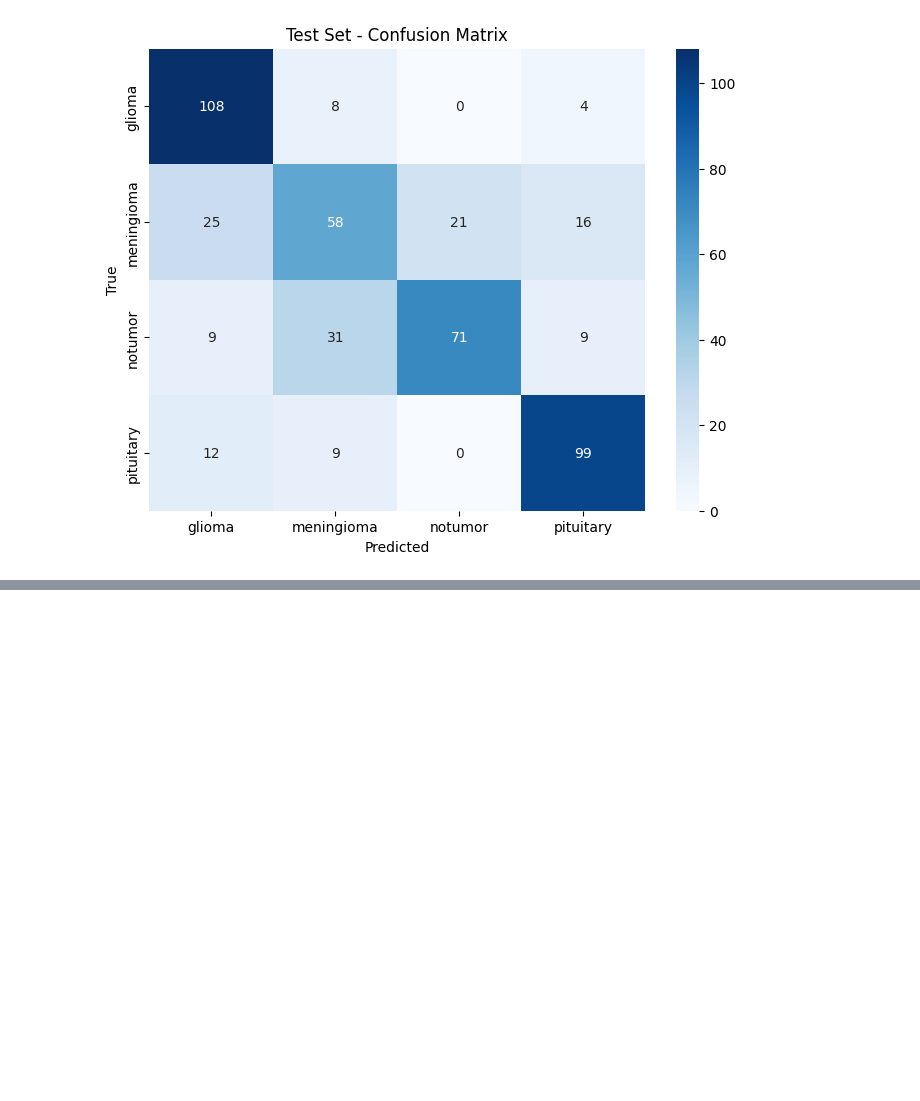
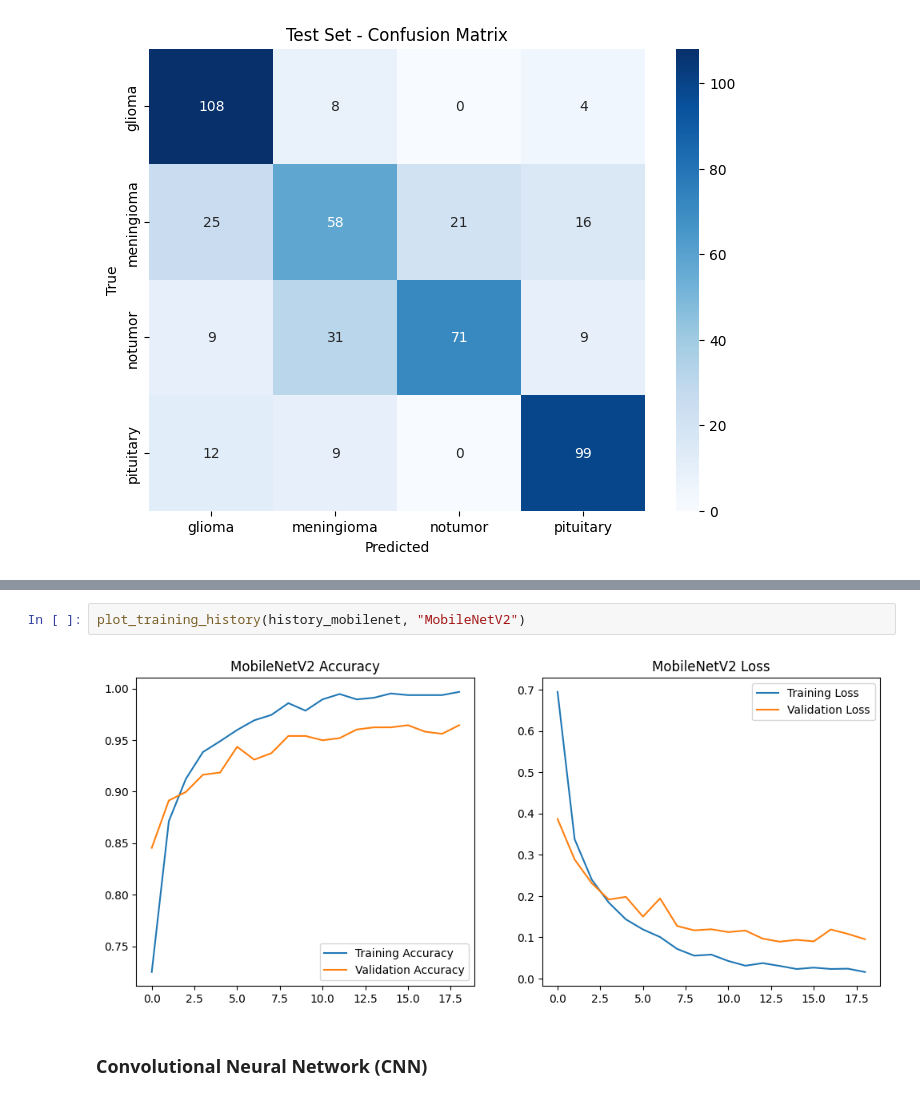
Before and after one commit to 2300914/CSC3109_ML, a Jupyter notebook: T16.ipynb, the cells around one changed output, grey strips where cells are left out. Saved outputs shown, nothing was run; the diff lists cells and outputs as text; blank space fills up the shorter version.

```diff
--- a/T16.ipynb
+++ b/T16.ipynb
@@ -1583,0 +1671,6 @@ Weaknesses:
+# %%
+plot_training_history(history_mobilenet, "MobileNetV2")
+# %% [output]
+[figure, added]
+# %% [markdown]
+### **Convolutional Neural Network (CNN)**
```
Also changed, not shown: parts of 63 cells of this notebook.
